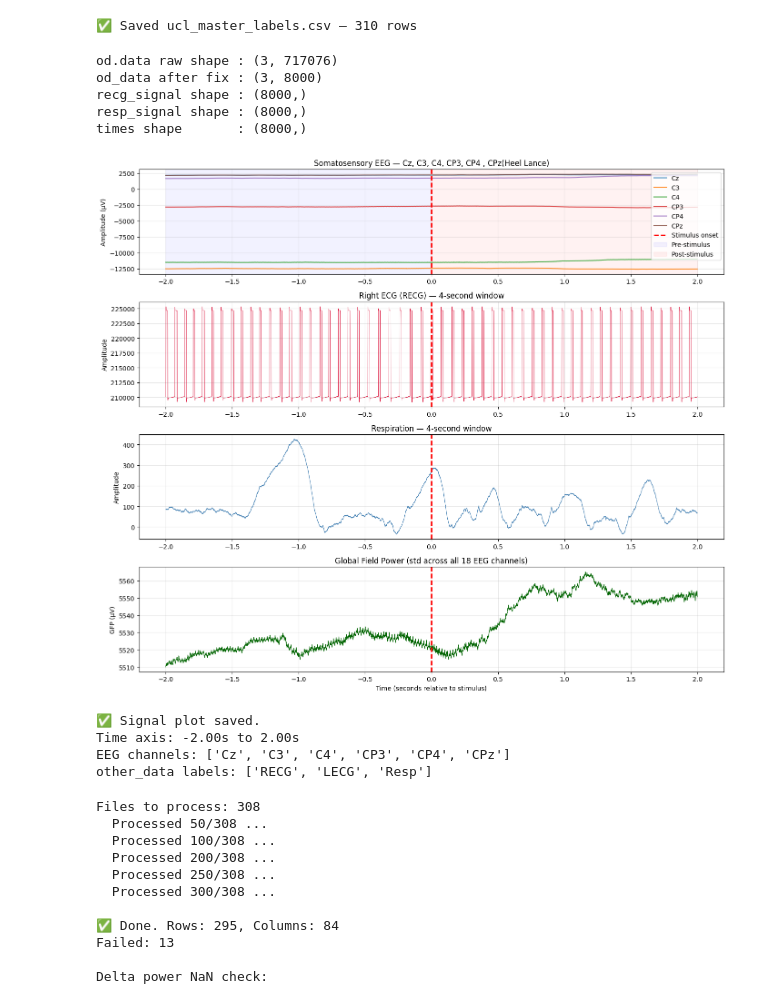
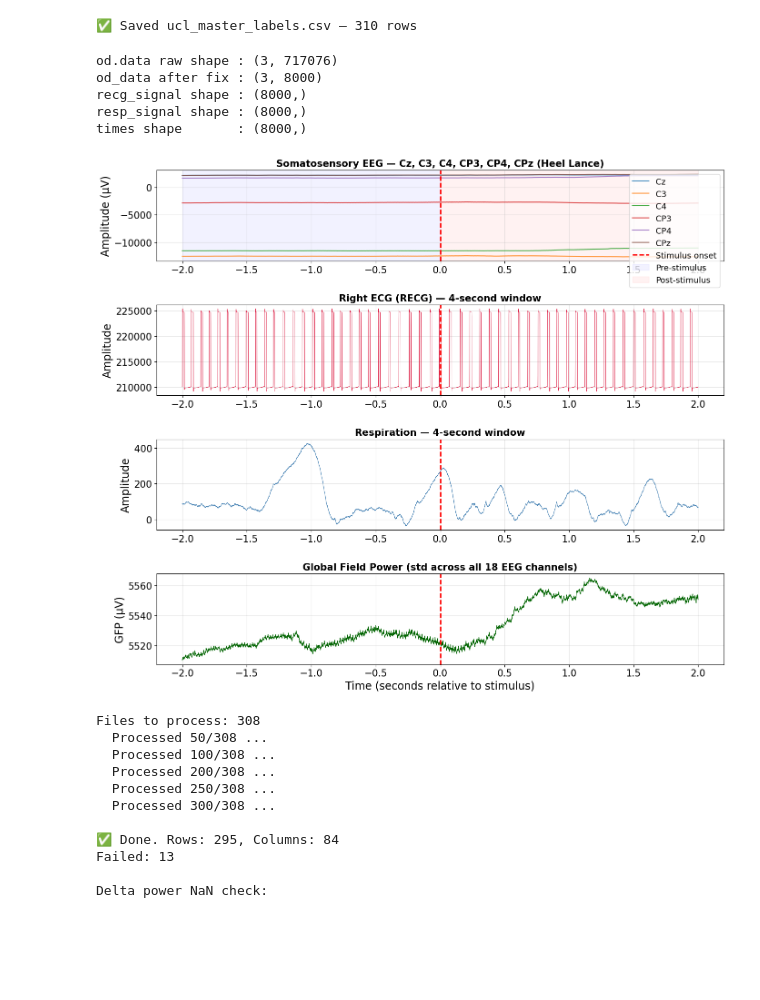
Before and after one commit to Arpit16a/Neonantal_Pain_Research_Project, a Jupyter notebook: notebooks/ucl.ipynb, the cells around one changed output. Saved outputs shown, nothing was run; the diff lists cells and outputs as text; code cells hidden in the pictures; blank space fills up the shorter version.

```diff
--- a/notebooks/ucl.ipynb
+++ b/notebooks/ucl.ipynb
@@ -332,62 +332,79 @@ soma_idx = [ch_names.index(c) for c in soma_channels if c in ch_names]
 # ── Plot ───────────────────────────────────────────────────────────────
 fig, axes = plt.subplots(4, 1, figsize=(14, 12))
 
+TITLE_SIZE  = 15
+LABEL_SIZE  = 17
+TICK_SIZE   = 15
+LEGEND_SIZE = 13
+
 # Plot 1: Somatosensory EEG
 for ch_i in soma_idx:
     axes[0].plot(times, eeg_data[ch_i],
                  linewidth=1.5, label=ch_names[ch_i], alpha=0.85)
+
 axes[0].axvline(x=0, color='red', linestyle='--', linewidth=2, label='Stimulus onset')
 axes[0].axvspan(-2, 0, alpha=0.05, color='blue', label='Pre-stimulus')
-axes[0].axvspan(0,  2, alpha=0.05, color='red',  label='Post-stimulus')
-axes[0].set_title('Somatosensory EEG — Cz, C3, C4, CP3, CP4 , CPz(Heel Lance)')
-axes[0].set_ylabel('Amplitude (μV)')
-axes[0].legend(loc='upper right', fontsize=10)
+axes[0].axvspan(0, 2, alpha=0.05, color='red', label='Post-stimulus')
+
+axes[0].set_title('Somatosensory EEG — Cz, C3, C4, CP3, CP4, CPz (Heel Lance)',
+                  fontsize=TITLE_SIZE, fontweight='bold')
+axes[0].set_ylabel('Amplitude (μV)', fontsize=LABEL_SIZE)
+
+axes[0].tick_params(axis='both', labelsize=TICK_SIZE)
+axes[0].legend(loc='upper right', fontsize=LEGEND_SIZE)
 axes[0].grid(True, alpha=0.3)
 
 # Plot 2: Right ECG
 axes[1].plot(times, recg_signal, color='crimson', linewidth=0.7)
 axes[1].axvline(x=0, color='red', linestyle='--', linewidth=2)
-axes[1].set_title('Right ECG (RECG) — 4-second window')
-axes[1].set_ylabel('Amplitude')
+
+axes[1].set_title('Right ECG (RECG) — 4-second window',
+                  fontsize=TITLE_SIZE, fontweight='bold')
+axes[1].set_ylabel('Amplitude', fontsize=LABEL_SIZE)
+
+axes[1].tick_params(axis='both', labelsize=TICK_SIZE)
 axes[1].grid(True, alpha=0.3)
 
 # Plot 3: Respiration
 axes[2].plot(times, resp_signal, color='steelblue', linewidth=0.7)
 axes[2].axvline(x=0, color='red', linestyle='--', linewidth=2)
-axes[2].set_title('Respiration — 4-second window')
-axes[2].set_ylabel('Amplitude')
+
+axes[2].set_title('Respiration — 4-second window',
+                  fontsize=TITLE_SIZE, fontweight='bold')
+axes[2].set_ylabel('Amplitude', fontsize=LABEL_SIZE)
+
+axes[2].tick_params(axis='both', labelsize=TICK_SIZE)
 axes[2].grid(True, alpha=0.3)
 
 # Plot 4: Global Field Power
 gfp = np.std(eeg_data, axis=0)
 axes[3].plot(times, gfp, color='darkgreen', linewidth=0.8)
 axes[3].axvline(x=0, color='red', linestyle='--', linewidth=2)
-axes[3].set_title('Global Field Power (std across all 18 EEG channels)')
-axes[3].set_ylabel('GFP (μV)')
-axes[3].set_xlabel('Time (seconds relative to stimulus)')
+
+axes[3].set_title('Global Field Power (std across all 18 EEG channels)',
+                  fontsize=TITLE_SIZE, fontweight='bold')
+axes[3].set_ylabel('GFP (μV)', fontsize=LABEL_SIZE)
+axes[3].set_xlabel('Time (seconds relative to stimulus)', fontsize=LABEL_SIZE)
+
+axes[3].tick_params(axis='both', labelsize=TICK_SIZE)
 axes[3].grid(True, alpha=0.3)
 
 plt.tight_layout()
+
 plt.savefig(
-    r"C:\Users\Asus\OneDrive\Desktop\neopain-research\outputs\figures\ucl_single_file_signals.png",
-    dpi=150, bbox_inches='tight'
+    r"C:\Users\Asus\OneDrive\Desktop\neopain-research\outputs\figures\ucl_single_file_signals_new.png",
+    dpi=300,
+    bbox_inches='tight'
 )
+
 plt.show()
-print("✅ Signal plot saved.")
-print(f"Time axis: {times[0]:.2f}s to {times[-1]:.2f}s")
-print(f"EEG channels: {[ch_names[i] for i in soma_idx]}")
-print(f"other_data labels: {list(od.labels)}")
 # %% [output]
 od.data raw shape : (3, 717076)
 od_data after fix : (3, 8000)
 recg_signal shape : (8000,)
 resp_signal shape : (8000,)
 times shape       : (8000,)
-[figure, old version]
+[figure, new version]
-✅ Signal plot saved.
-Time axis: -2.00s to 2.00s
-EEG channels: ['Cz', 'C3', 'C4', 'CP3', 'CP4', 'CPz']
-other_data labels: ['RECG', 'LECG', 'Resp']
 # %%
 import scipy.io
 import numpy as np
```
Also changed, not shown: parts of 1 cell of this notebook, 16 other files.
